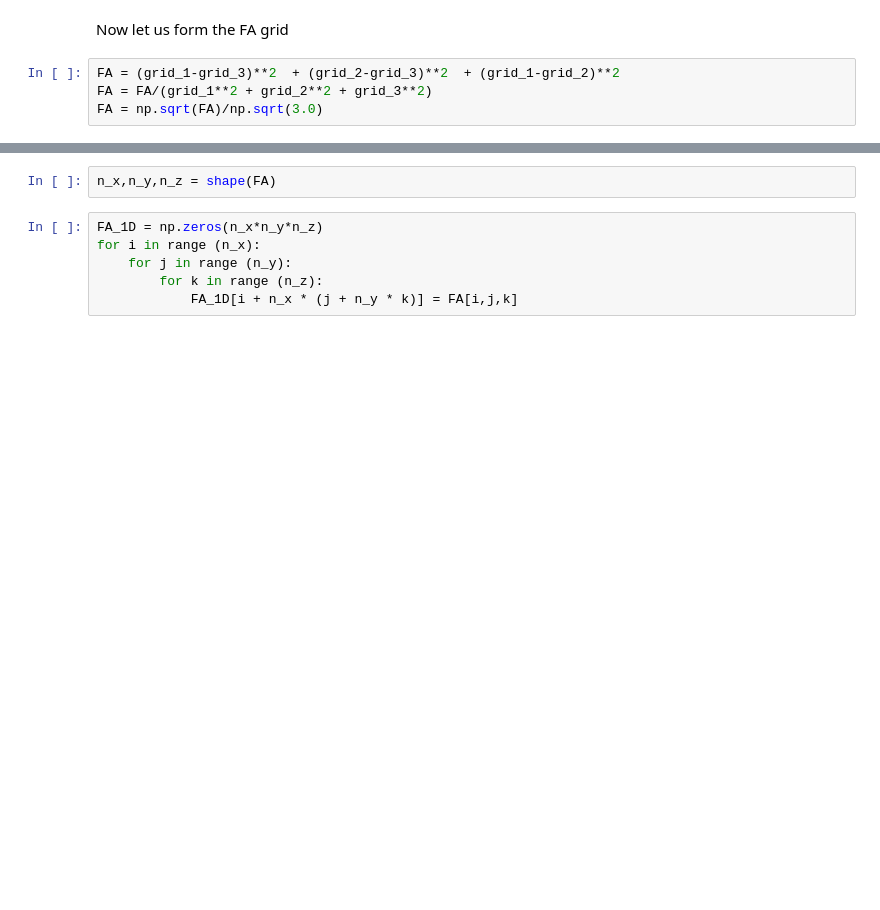
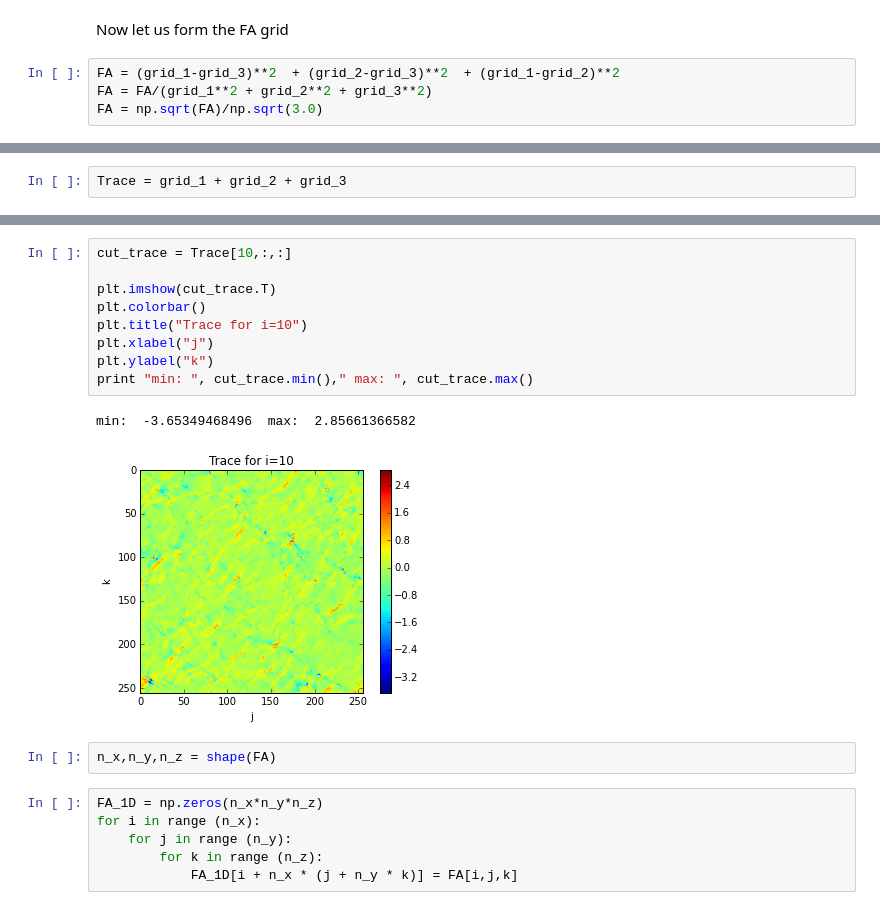
Before and after one commit to sercharpak/Monografia, a Jupyter notebook: Results/22_04_2016/FA_Form.ipynb, the cells around one changed output, grey strips where cells are left out. Drawn from its saved outputs; the diff is of its cells as text; blank space fills up the shorter version.

```diff
--- a/Results/22_04_2016/FA_Form.ipynb
+++ b/Results/22_04_2016/FA_Form.ipynb
@@ -188,3 +193,5 @@ FA = np.sqrt(FA)/np.sqrt(3.0)
+# %%
+Trace = grid_1 + grid_2 + grid_3
 # %%
 cut = FA[10,:,:]
 
@@ -199,3 +207,15 @@ min:  0.107134740824  max:  0.999999999983
+# %%
+cut_trace = Trace[10,:,:]
+
+plt.imshow(cut_trace.T)
+plt.colorbar()
+plt.title("Trace for i=10")
+plt.xlabel("j")
+plt.ylabel("k")
+print "min: ", cut_trace.min()," max: ", cut_trace.max()
+# %% [output]
+min:  -3.65349468496  max:  2.85661366582
+[figure, added]
 # %%
 n_x,n_y,n_z = shape(FA)
 # %%
```
Also changed, not shown: parts of 11 cells of this notebook.
